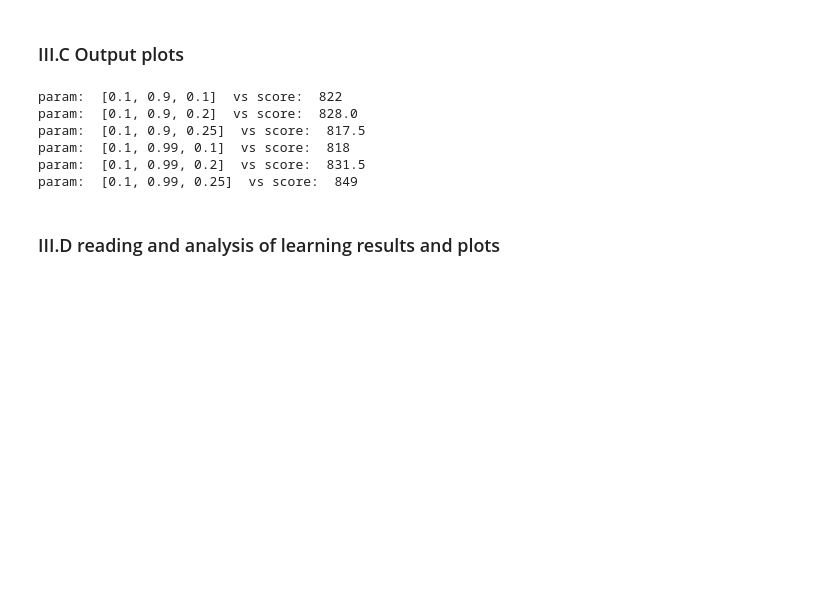
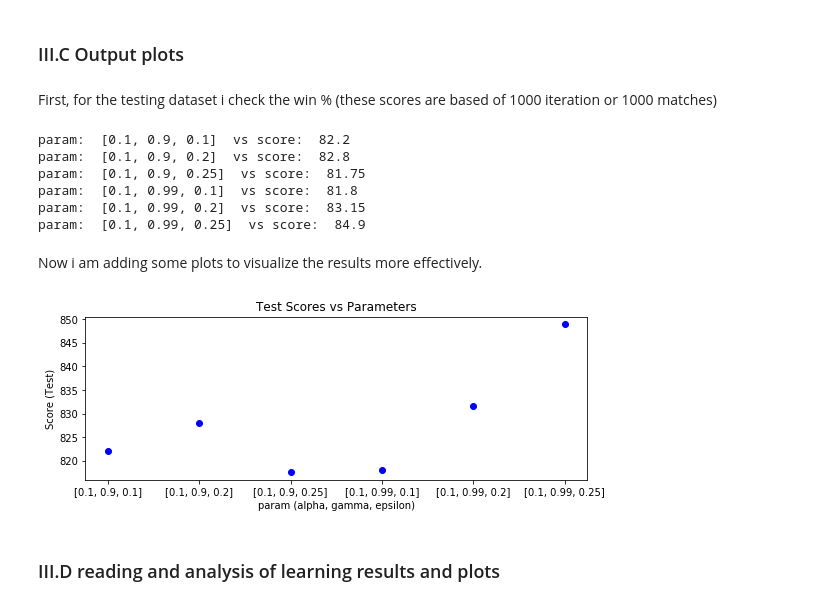
Before and after one commit to hasanjawad001/ML_ReinforcementLearning_Game_Rummy, a Jupyter notebook: assignment_4.ipynb, the cells around one changed output. Drawn from its saved outputs; the diff is of its cells as text; code cells hidden in the pictures; blank space fills up the shorter version.

```diff
--- a/assignment_4.ipynb
+++ b/assignment_4.ipynb
@@ -879,6 +879,8 @@ Max param:  [0.1, 0.99, 0.25]
 win:  8  vs lose:  2
 # %% [markdown]
 ### III.C Output plots
+# %% [markdown]
+First, for the testing dataset i check the win % (these scores are based of 1000 iteration or 1000 matches)
 # %%
 for elem in param_score_agent_rewards_steps_list:
     param = elem[0]
@@ -886,11 +888,28 @@ for elem in param_score_agent_rewards_steps_list:
     agent = elem[2]
     rewards = elem[3]
     steps = elem[4]
-    print('param: ', param, " vs score: ", score)
+    print('param: ', param, " vs score: ", str(round(score*100/1000, 2)))
 # %% [output]
-param:  [0.1, 0.9, 0.1]  vs score:  822
-param:  [0.1, 0.9, 0.2]  vs score:  828.0
-param:  [0.1, 0.9, 0.25]  vs score:  817.5
-param:  [0.1, 0.99, 0.1]  vs score:  818
-param:  [0.1, 0.99, 0.2]  vs score:  831.5
-param:  [0.1, 0.99, 0.25]  vs score:  849
+param:  [0.1, 0.9, 0.1]  vs score:  82.2
+param:  [0.1, 0.9, 0.2]  vs score:  82.8
+param:  [0.1, 0.9, 0.25]  vs score:  81.75
+param:  [0.1, 0.99, 0.1]  vs score:  81.8
+param:  [0.1, 0.99, 0.2]  vs score:  83.15
+param:  [0.1, 0.99, 0.25]  vs score:  84.9
+# %% [markdown]
+Now i am adding some plots to visualize the results more effectively.
+# %%
+import matplotlib.pyplot as plt
+fig = plt.figure(figsize=(9,3))
+for elem in param_score_agent_rewards_steps_list:
+    param = str(elem[0])
+    score = elem[1]
+#     agent = elem[2]
+#     rewards = elem[3]
+#     steps = elem[4]
+    plt.plot(param, score, 'ob')
+    plt.ylabel('Score (Test)')
+    plt.xlabel('param (alpha, gamma, epsilon)')
+    plt.title(str('Test Scores vs Parameters'))
+# %% [output]
+[figure, added]
```
Also changed, not shown: parts of 1 cell of this notebook.
